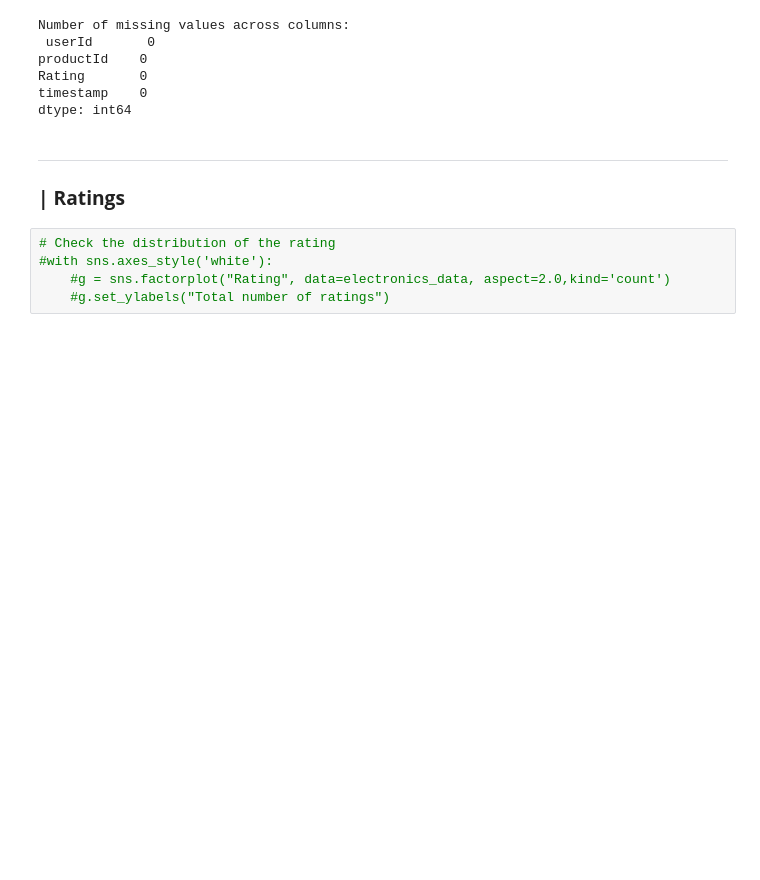
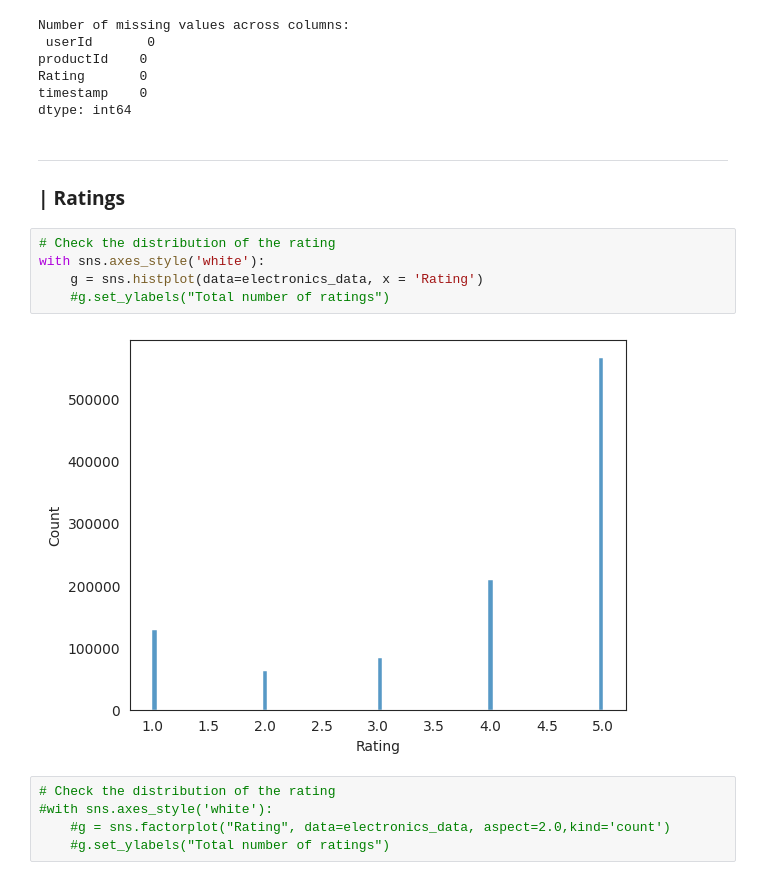
Before and after one commit to min207/2023-1-ESAA, a Jupyter notebook: ESAA230512_2.ipynb, the cells around one changed output. Cells and saved outputs as stored; diff of their text form; blank space fills up the shorter version.

```diff
--- a/ESAA230512_2.ipynb
+++ b/ESAA230512_2.ipynb
@@ -142,6 +142,13 @@ dtype: int64
 # %% [markdown]
 ----
 ### **| Ratings**
+# %%
+# Check the distribution of the rating
+with sns.axes_style('white'):
+    g = sns.histplot(data=electronics_data, x = 'Rating')
+    #g.set_ylabels("Total number of ratings")
+# %% [output]
+[figure, added]
 # %%
 # Check the distribution of the rating
 #with sns.axes_style('white'):
```
